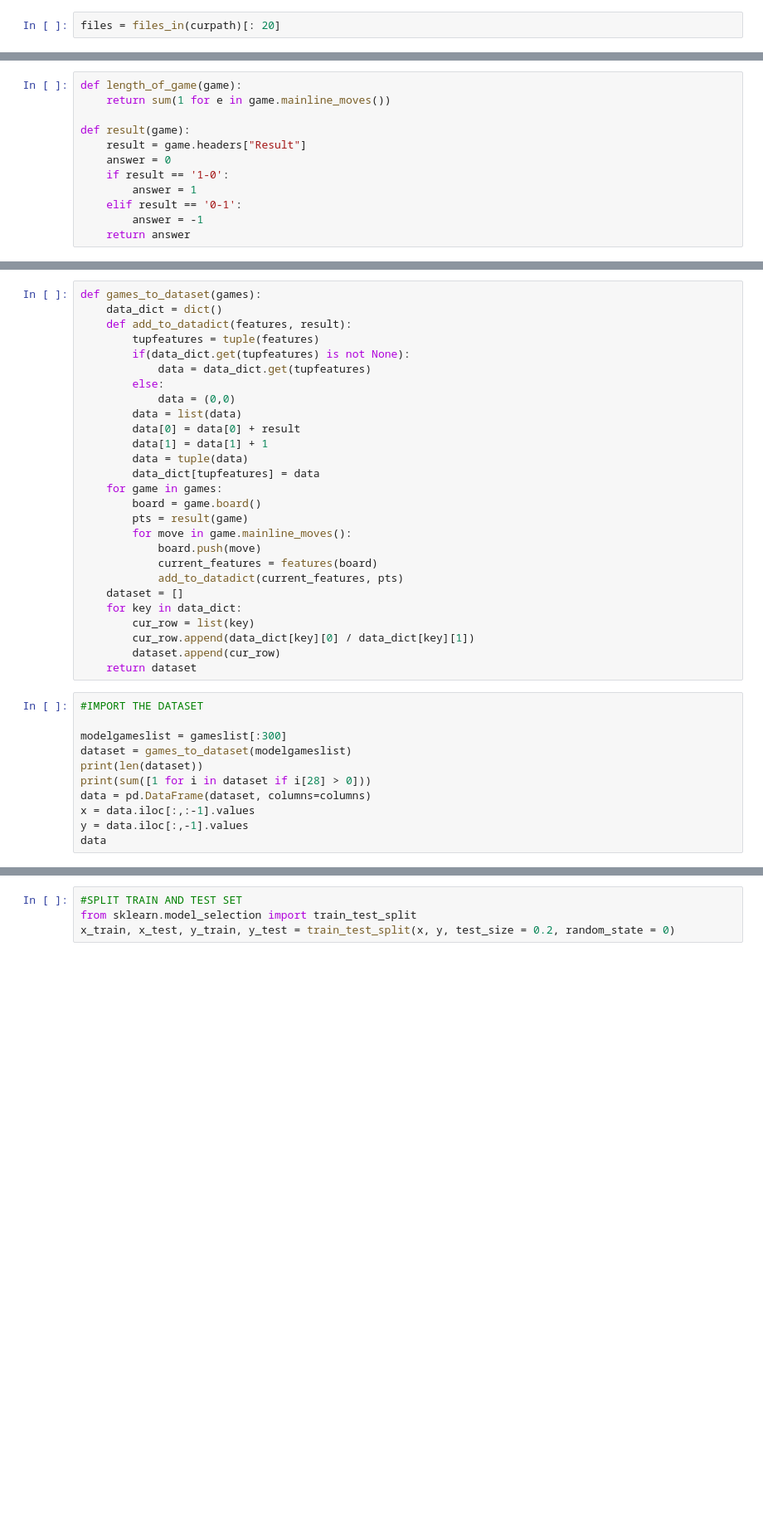
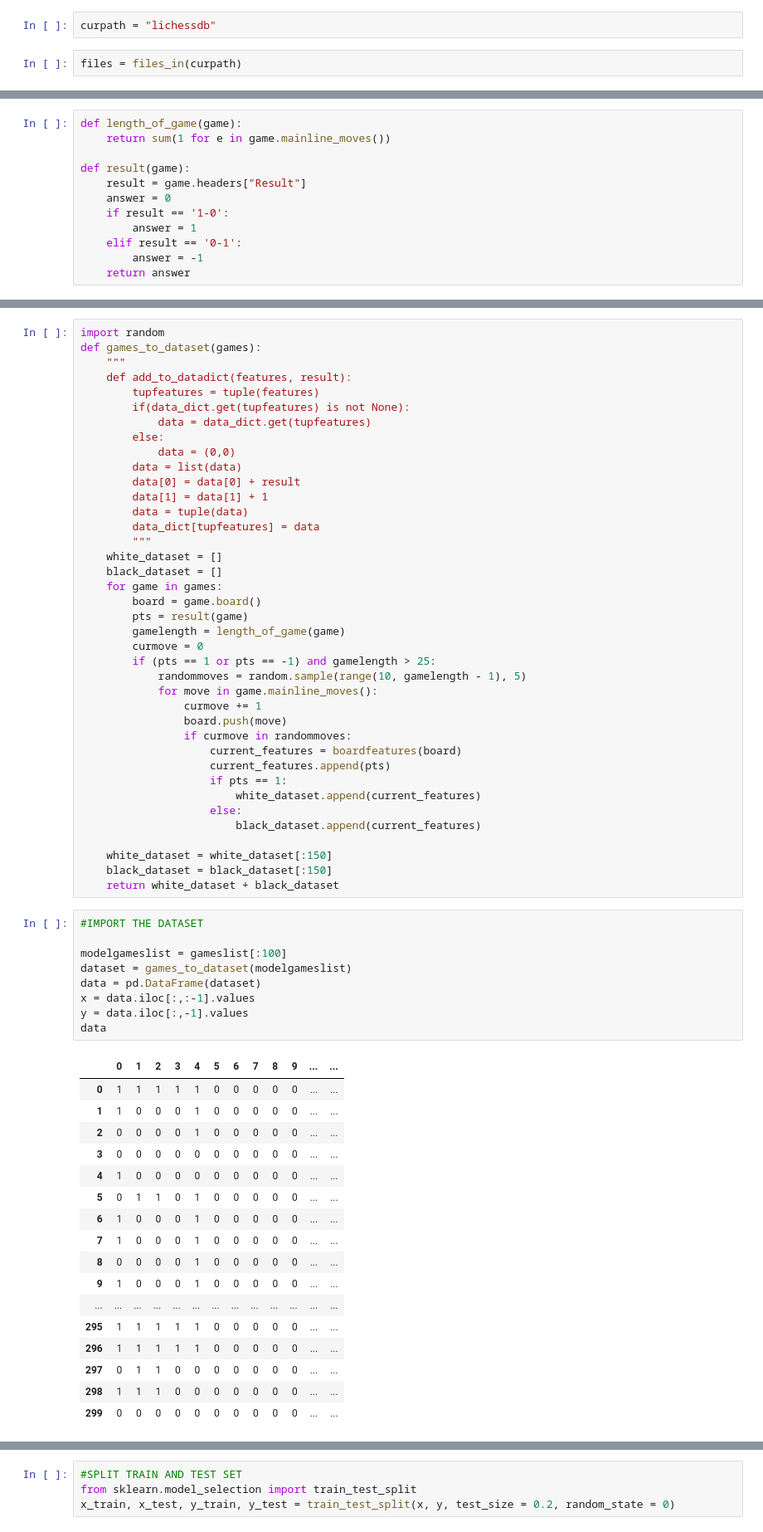
Before and after one commit to andrewzhang2001/Chess-Bot, a Jupyter notebook: ChessBot.ipynb, the cells around one changed output, grey strips where cells are left out. Shown at 83% size. Cells and saved outputs as stored; diff of their text form; blank space fills up the shorter version.

```diff
--- a/ChessBot.ipynb
+++ b/ChessBot.ipynb
@@ -32,5 +32,7 @@ curpath = "pgn_games/Lichess Elite Database"
+# %%
+curpath = "lichessdb"
 # %%
-files = files_in(curpath)[: 20]
+files = files_in(curpath)
 # %%
 gameslist = []
 for file in files:
@@ -165,6 +208,7 @@ def add_game_to_dataset(array, game):
 # %%
+import random
 def games_to_dataset(games):
-    data_dict = dict()
+    """
     def add_to_datadict(features, result):
         tupfeatures = tuple(features)
         if(data_dict.get(tupfeatures) is not None):
@@ -176,28 +220,54 @@ def games_to_dataset(games):
         data[1] = data[1] + 1
         data = tuple(data)
         data_dict[tupfeatures] = data
+        """
+    white_dataset = []
+    black_dataset = []
     for game in games:
         board = game.board()
         pts = result(game)
-        for move in game.mainline_moves():
-            board.push(move)
-            current_features = features(board)
-            add_to_datadict(current_features, pts)
-    dataset = []
-    for key in data_dict:
-        cur_row = list(key)
-        cur_row.append(data_dict[key][0] / data_dict[key][1])
-        dataset.append(cur_row)
-    return dataset
+        gamelength = length_of_game(game)
+        curmove = 0
+        if (pts == 1 or pts == -1) and gamelength > 25:
+            randommoves = random.sample(range(10, gamelength - 1), 5)
+            for move in game.mainline_moves():
+                curmove += 1
+                board.push(move)
+                if curmove in randommoves:
+                    current_features = boardfeatures(board)
+                    current_features.append(pts)
+                    if pts == 1:
+                        white_dataset.append(current_features)
+                    else:
+                        black_dataset.append(current_features)
+
+    white_dataset = white_dataset[:150]
+    black_dataset = black_dataset[:150]
+    return white_dataset + black_dataset
 # %%
 #IMPORT THE DATASET
 
-modelgameslist = gameslist[:300]
+modelgameslist = gameslist[:100]
 dataset = games_to_dataset(modelgameslist)
-print(len(dataset))
-print(sum([1 for i in dataset if i[28] > 0]))
-data = pd.DataFrame(dataset, columns=columns)
+data = pd.DataFrame(dataset)
 x = data.iloc[:,:-1].values
 y = data.iloc[:,-1].values
 data
 # %% [output]
+|  | 0 | 1 | 2 | 3 | 4 | 5 | 6 | 7 | 8 | 9 | ... | ... |
+| 0 | 1 | 1 | 1 | 1 | 1 | 0 | 0 | 0 | 0 | 0 | ... | ... |
+| 1 | 1 | 0 | 0 | 0 | 1 | 0 | 0 | 0 | 0 | 0 | ... | ... |
+| 2 | 0 | 0 | 0 | 0 | 1 | 0 | 0 | 0 | 0 | 0 | ... | ... |
+| 3 | 0 | 0 | 0 | 0 | 0 | 0 | 0 | 0 | 0 | 0 | ... | ... |
+| 4 | 1 | 0 | 0 | 0 | 0 | 0 | 0 | 0 | 0 | 0 | ... | ... |
+| 5 | 0 | 1 | 1 | 0 | 1 | 0 | 0 | 0 | 0 | 0 | ... | ... |
+| 6 | 1 | 0 | 0 | 0 | 1 | 0 | 0 | 0 | 0 | 0 | ... | ... |
+| 7 | 1 | 0 | 0 | 0 | 1 | 0 | 0 | 0 | 0 | 0 | ... | ... |
+| 8 | 0 | 0 | 0 | 0 | 1 | 0 | 0 | 0 | 0 | 0 | ... | ... |
+| 9 | 1 | 0 | 0 | 0 | 1 | 0 | 0 | 0 | 0 | 0 | ... | ... |
+| ... | ... | ... | ... | ... | ... | ... | ... | ... | ... | ... | ... | ... |
+| 295 | 1 | 1 | 1 | 1 | 1 | 0 | 0 | 0 | 0 | 0 | ... | ... |
+| 296 | 1 | 1 | 1 | 1 | 1 | 0 | 0 | 0 | 0 | 0 | ... | ... |
+| 297 | 0 | 1 | 1 | 0 | 0 | 0 | 0 | 0 | 0 | 0 | ... | ... |
+| 298 | 1 | 1 | 1 | 0 | 0 | 0 | 0 | 0 | 0 | 0 | ... | ... |
+| 299 | 0 | 0 | 0 | 0 | 0 | 0 | 0 | 0 | 0 | 0 | ... | ... |
```
Also changed, not shown: parts of 11 cells of this notebook.
